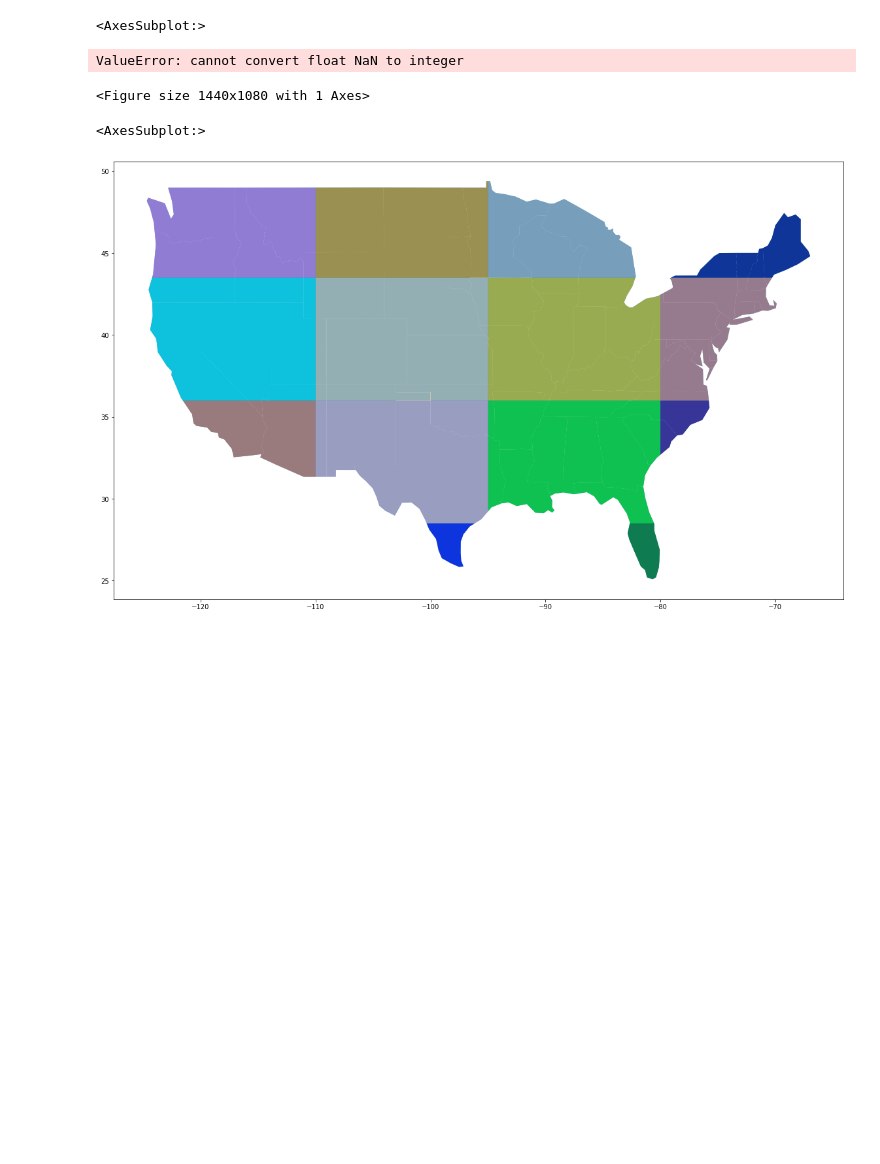
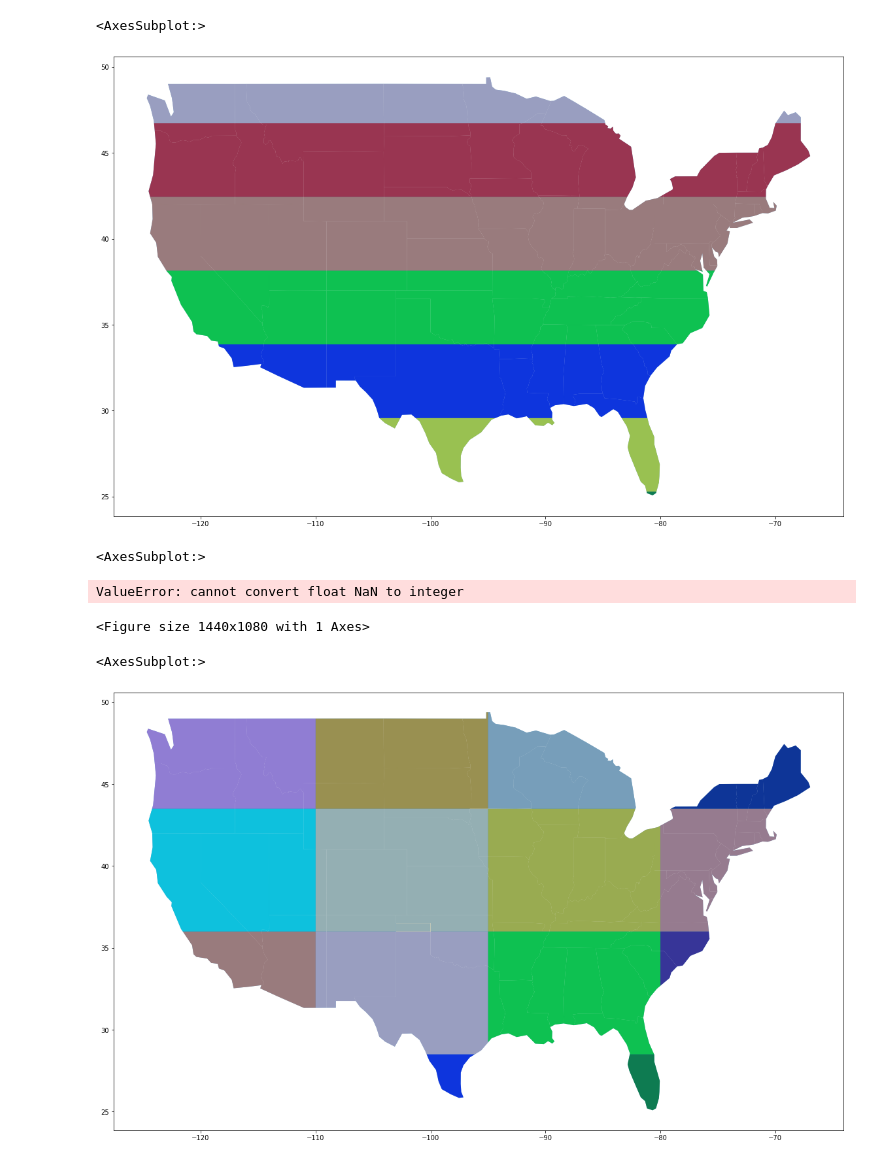
Before and after one commit to dimlichmanov/vpirod, a Jupyter notebook: task3/test.ipynb, the cells around one changed output. Cells and saved outputs as stored; diff of their text form; code cells hidden in the pictures; blank space fills up the shorter version.

```diff
--- a/task3/test.ipynb
+++ b/task3/test.ipynb
@@ -10,6 +10,25 @@ import json
 file = geopandas.read_file('admin1-us.geojson')
 # %%
 file = file.drop(index=[3,50])
+# %%
+file1 = geopandas.read_file('part_0.geojson')
+file2 = geopandas.read_file('part_1.geojson')
+file3 = geopandas.read_file('part_2.geojson')
+file4 = geopandas.read_file('part_3.geojson')
+file5 = geopandas.read_file('part_4.geojson')
+file6 = geopandas.read_file('part_5.geojson')
+file7 = geopandas.read_file('part_6.geojson')
+ax = file.plot(figsize=(20, 15))
+file1.plot(color='yellow',alpha=0.55,ax=ax)
+file2.plot(color='blue',alpha=0.55,ax=ax)
+file3.plot(color='green',alpha=0.55,ax=ax)
+file4.plot(color='red',alpha=0.55,ax=ax)
+file5.plot(color='coral',alpha=0.55,ax=ax)
+file6.plot(color='lime',alpha=0.55,ax=ax)
+file7.plot(color='pink',alpha=0.55,ax=ax)
+# %% [output]
+<AxesSubplot:>
+[figure, added]
 # %%
 file1 = geopandas.read_file('part_0.geojson')
 file2 = geopandas.read_file('part_1.geojson')
```
Also changed, not shown: 2 other files.
